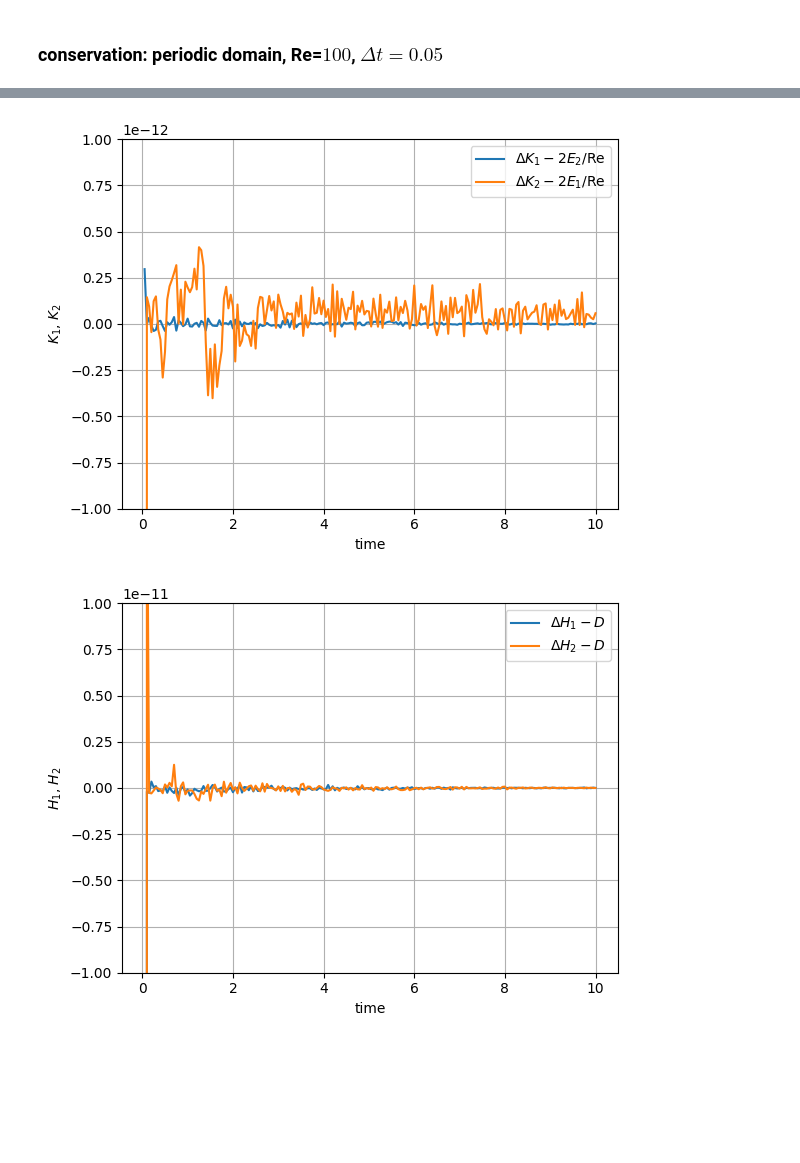
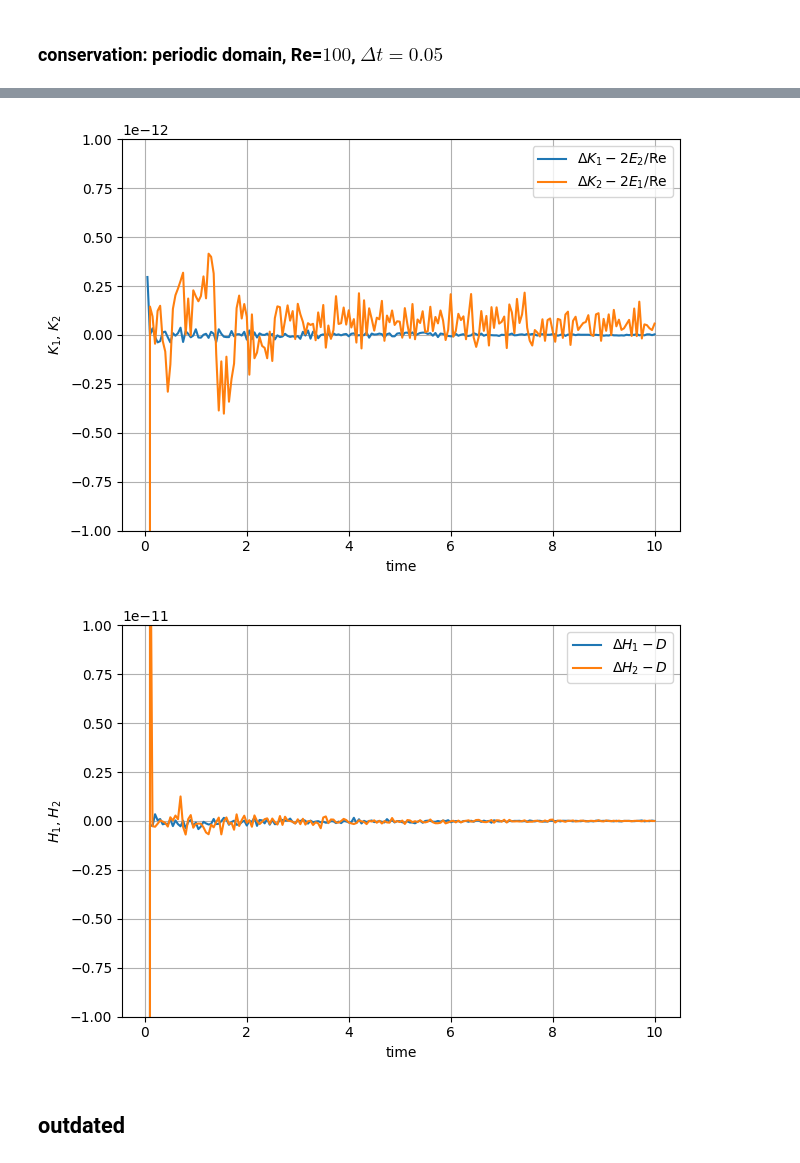
Before and after one commit to markusrenoldner/MEHCscheme, a Jupyter notebook: scripts/plots_periodic_cons.ipynb, the cells around one changed output, grey strips where cells are left out. Saved outputs shown, nothing was run; the diff lists cells and outputs as text; code cells hidden in the pictures; blank space fills up the shorter version.

```diff
--- a/scripts/plots_periodic_cons.ipynb
+++ b/scripts/plots_periodic_cons.ipynb
@@ -50,10 +53,12 @@ plt.savefig("../out/plots/periodic_cons_H_invisc.pdf")
 # %% [markdown]
 ### conservation: periodic domain, Re=$100$, $\Delta t=0.05$
 # %%
-data = genfromtxt("../out/periodic_cons_Re100.txt", delimiter=',').flatten()
+data = genfromtxt("../out/rawdata/periodic_cons_Re100.txt", delimiter=',').flatten()
 
-time = data[0::6]
-k1 = data[1::6]
-k2 = data[2::6]
-h1 = data[3::6]
-h2 = data[4::6]
+time = data[0::8]
+m1 =   data[1::8]
+m2 =   data[2::8]
+k1 =   data[3::8]
+k2 =   data[4::8]
+h1 =   data[5::8]
+h2 =   data[6::8]
@@ -60,15 +78,16 @@ h2 = data[4::6]
 # %%
 plt.plot(time,k1,label="$\Delta K_1-2E_2/$Re")
 plt.plot(time,k2,label="$\Delta K_2-2E_1/$Re")
 plt.legend()
 plt.grid()
 plt.ylim(-0.000000000001,0.000000000001)
 # plt.ylim(-2,2)
 plt.xlabel("time")
+plt.tight_layout()
 plt.ylabel("$K_1$, $K_2$")
 plt.savefig("../out/plots/periodic_cons_K_Re100.pdf")
 # %% [output]
-[figure, old version]
+[figure, new version]
 # %%
 plt.plot(time,h1,label="$\Delta H_1-D$")
 plt.plot(time,h2,label="$\Delta H_2-D$")
@@ -77,7 +96,10 @@ plt.grid()
 plt.ylim(-0.00000000001,0.00000000001)
 # plt.ylim(-2,2)
 plt.xlabel("time")
+plt.tight_layout()
 plt.ylabel("$H_1$, $H_2$")
 plt.savefig("../out/plots/periodic_cons_H_Re100.pdf")
 # %% [output]
-[figure, old version]
+[figure, new version]
+# %% [markdown]
+## outdated
```
Also changed, not shown: parts of 7 cells of this notebook, 8 other files.
